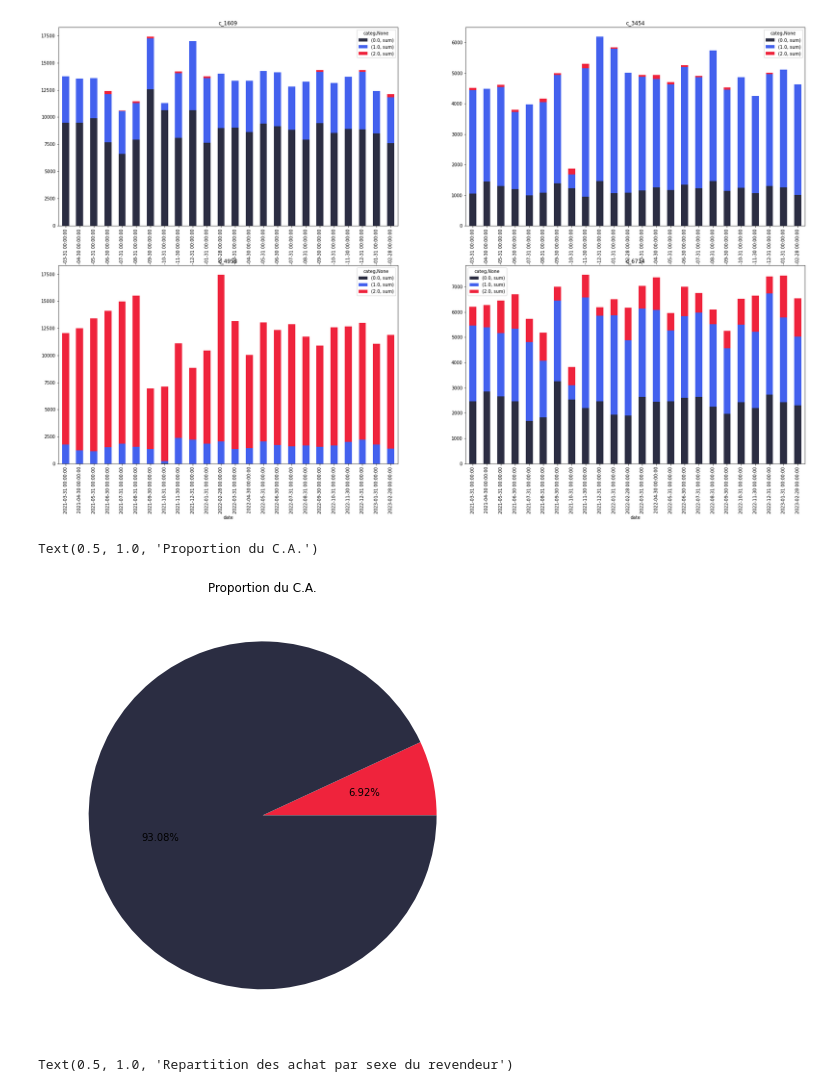
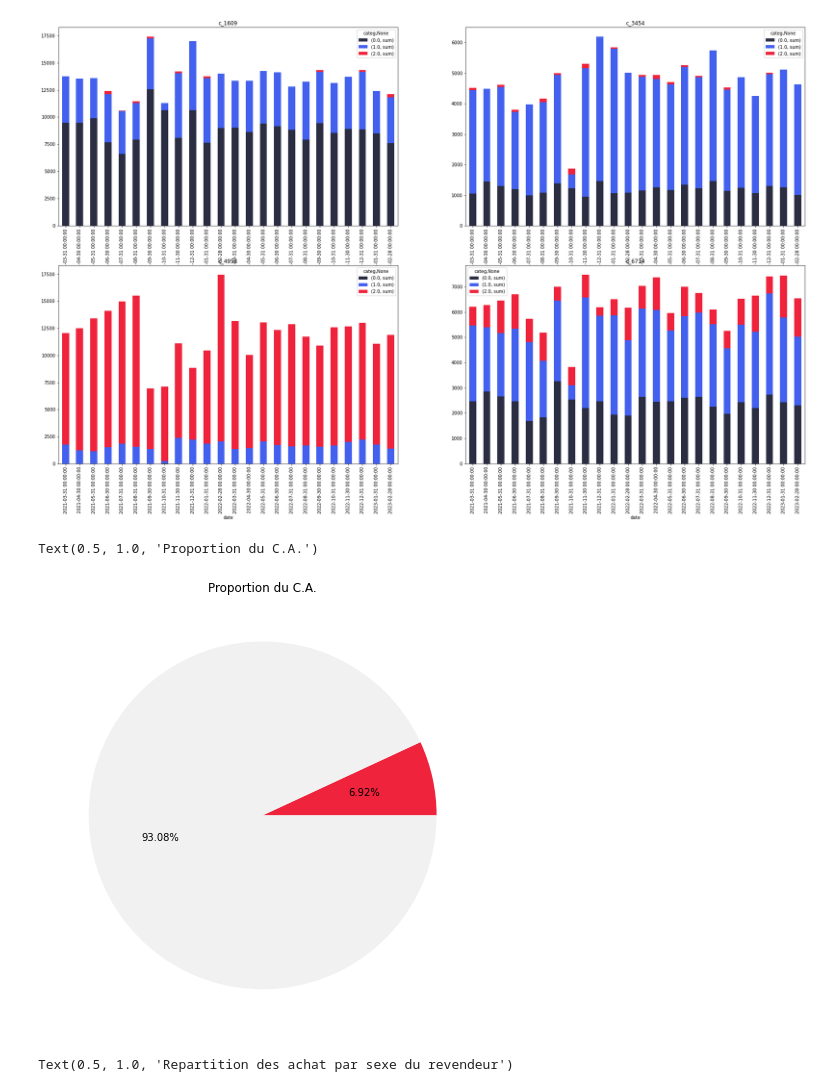
Before and after one commit to Valeeew/Analyze-bookstore-sales, a Jupyter notebook: Turnover_analyze.ipynb, the cells around one changed output. Cells and saved outputs as stored; diff of their text form; code cells hidden in the pictures.

```diff
--- a/Turnover_analyze.ipynb
+++ b/Turnover_analyze.ipynb
@@ -210,13 +202,13 @@ plt.show
 <function matplotlib.pyplot.show>
 [figure]
 # %%
-pct = lambda x: str(round(x, 2)) + '%'
+
 plt.figure(figsize=[8,8])
-plt.pie([turnover_retailers,df.price.sum()], colors=["#ef233c", "#2b2d42"],autopct = pct)
+plt.pie([turnover_retailers,df.price.sum()], colors=["#ef233c", "#f1f1f1"],autopct = pct)
 plt.title("Proportion du C.A.")
 # %% [output]
 Text(0.5, 1.0, 'Proportion du C.A.')
-[figure, old version]
+[figure, new version]
 # %%
 # Sexe des 4 revendeurs
 rt = df[df.client_id.isin(["c_1609","c_3454","c_4958","c_6714"])]
```
Also changed, not shown: parts of 20 cells of this notebook.
